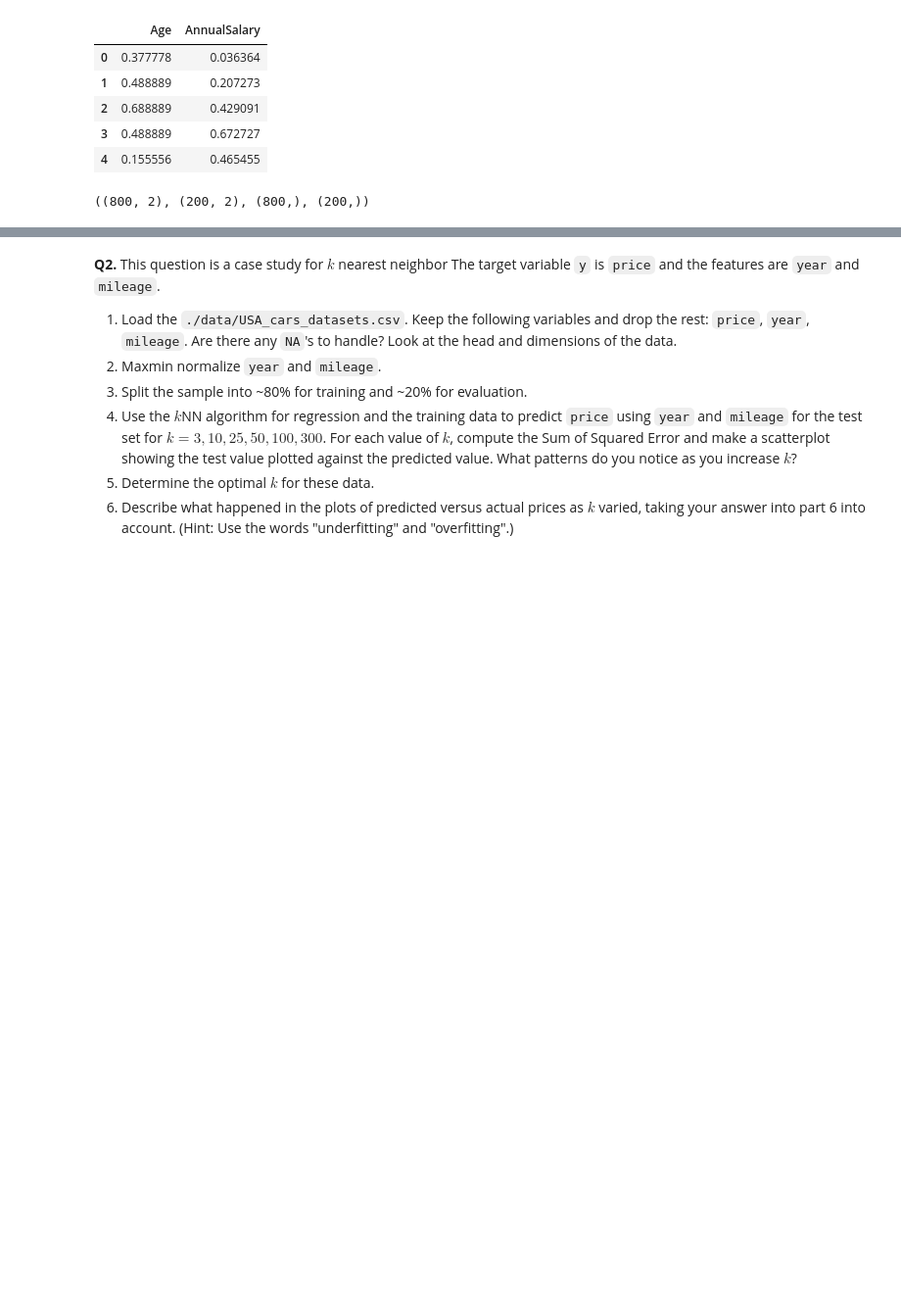
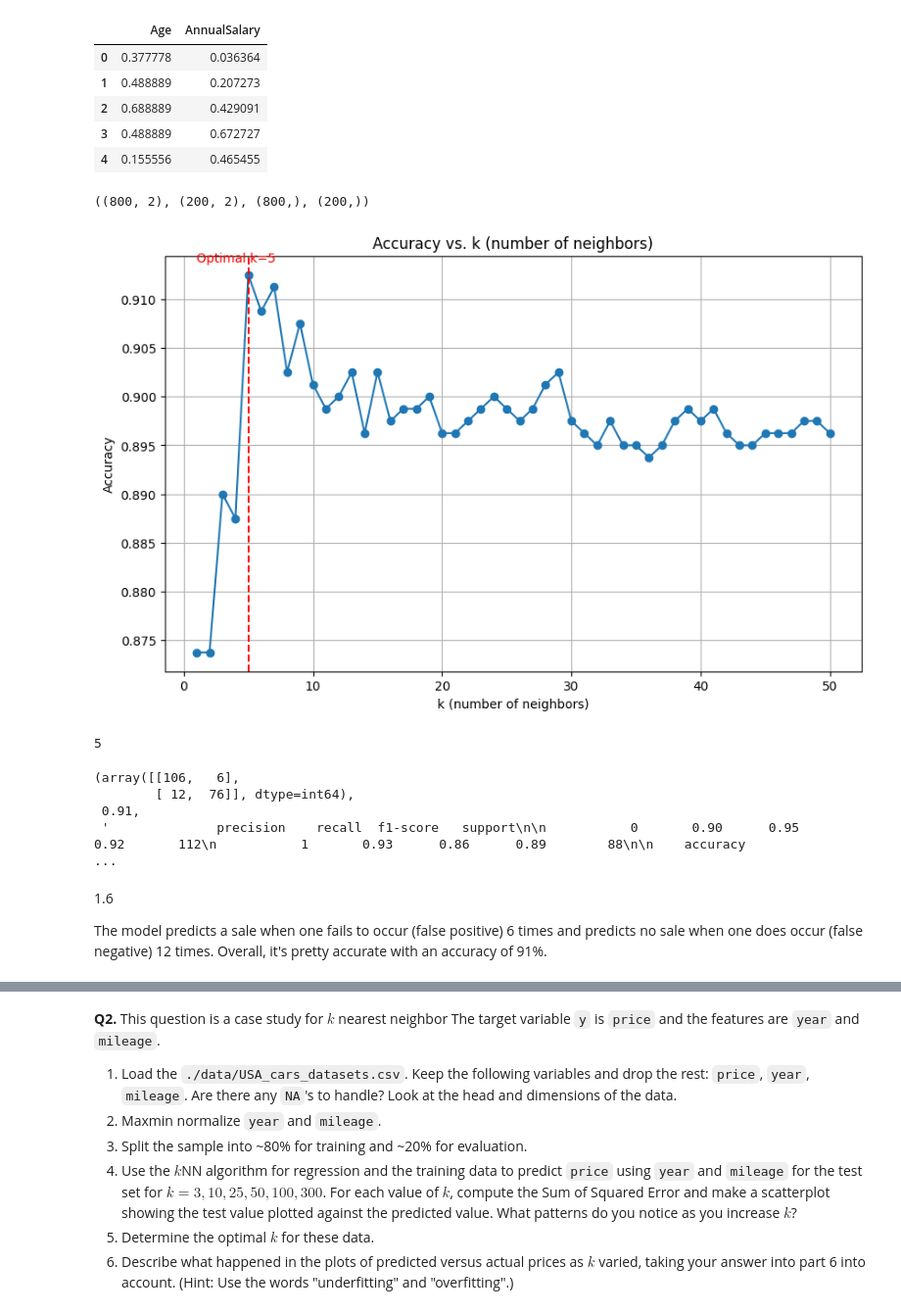
Before and after one commit to TI-Allard/ds3001-assignment3, a Jupyter notebook: assignment_knn_and_kmc.ipynb, the cells around one changed output, grey strips where cells are left out. Shown at 98% size. Cells and saved outputs as stored; diff of their text form; code cells hidden in the pictures; blank space fills up the shorter version.

```diff
--- a/assignment_knn_and_kmc.ipynb
+++ b/assignment_knn_and_kmc.ipynb
@@ -94,3 +96,73 @@ X_train, X_test, y_train, y_test = train_test_split(X_normalized, y, test_size=0
 (X_train.shape, X_test.shape, y_train.shape, y_test.shape)
 # %% [output]
 ((800, 2), (200, 2), (800,), (200,))
+# %%
+# 5
+from sklearn.neighbors import KNeighborsClassifier
+from sklearn.model_selection import cross_val_score
+import numpy as np
+
+# range of k values to try
+k_values = np.arange(1, 51)
+
+# list to store cross-validation scores
+cv_scores = []
+
+# Find the best k using cross-validation
+for k in k_values:
+    knn = KNeighborsClassifier(n_neighbors=k)
+    scores = cross_val_score(knn, X_train, y_train, cv=5, scoring='accuracy')
+    cv_scores.append(scores.mean())
+
+# determine the best k
+best_k = k_values[np.argmax(cv_scores)]
+
+# plotting the cross-validation scores
+import matplotlib.pyplot as plt
+
+plt.figure(figsize=(10, 6))
+plt.plot(k_values, cv_scores, marker='o', linestyle='-')
+plt.title('Accuracy vs. k (number of neighbors)')
+plt.xlabel('k (number of neighbors)')
+plt.ylabel('Accuracy')
+plt.axvline(x=best_k, color='r', linestyle='--')
+plt.annotate(f'Optimal k={best_k}', (best_k, max(cv_scores)), textcoords="offset points", xytext=(-10,10), ha='center', color='r')
+
+plt.grid(True)
+plt.show()
+
+best_k
+# %% [output]
+[figure, added]
+5
+# %%
+# 6
+
+from sklearn.metrics import confusion_matrix, accuracy_score, classification_report
+
+# init and fit the model with the optimal k
+knn_optimal = KNeighborsClassifier(n_neighbors=best_k)
+knn_optimal.fit(X_train, y_train)
+
+# predict the outcomes for the testing set
+y_pred = knn_optimal.predict(X_test)
+
+# generate the confusion matrix
+conf_matrix = confusion_matrix(y_test, y_pred)
+
+# calculate accuracy
+accuracy = accuracy_score(y_test, y_pred)
+
+# classification report for detailed metrics
+class_report = classification_report(y_test, y_pred)
+
+(conf_matrix, accuracy, class_report)
+# %% [output]
+(array([[106,   6],
+        [ 12,  76]], dtype=int64),
+ 0.91,
+ '              precision    recall  f1-score   support\n\n           0       0.90      0.95      0.92       112\n           1       0.93      0.86      0.89        88\n\n    accuracy                  ...
+# %% [markdown]
+1.6
+
+The model predicts a sale when one fails to occur (false positive) 6 times and predicts no sale when one does occur (false negative) 12 times. Overall, it's pretty accurate with an accuracy of 91%.
```
Also changed, not shown: parts of 18 cells of this notebook.
